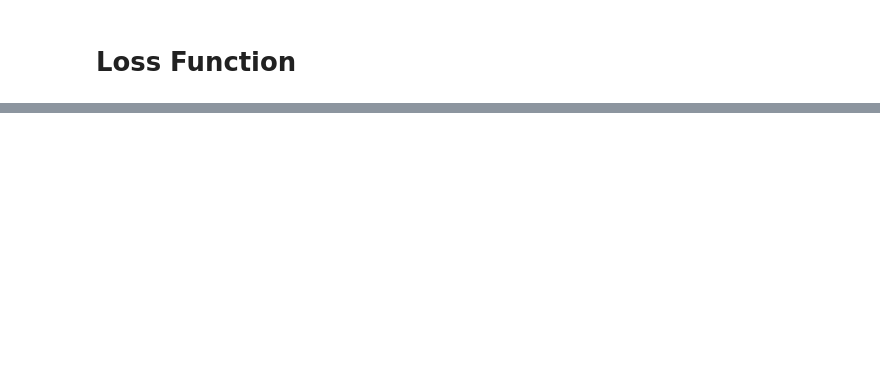
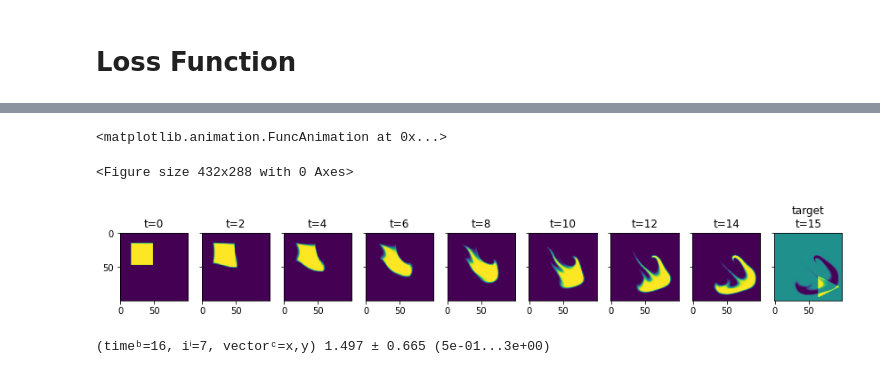
Before and after one commit to bobarna/eigenfluid-control, a Jupyter notebook: eigenfluid-force-optimization.ipynb, the cells around one changed output, grey strips where cells are left out. Drawn from its saved outputs; the diff is of its cells as text; code cells hidden in the pictures; blank space fills up the shorter version.

```diff
--- a/eigenfluid-force-optimization.ipynb
+++ b/eigenfluid-force-optimization.ipynb
@@ -98,11 +101,11 @@ LR = 10**-2
 
 grads = [0] #initialize to 0 for momentum
 
-for optim_step in range(52):
+for optim_step in range(101):
     (loss, trajectory_p), grad = gradient_function(f_optim, w_init, p_0, p_t)
     if optim_step%3 == 0 or optim_step < 5:
         print("Optimization step %d, loss: %f" % (optim_step, loss))
-    if optim_step == 21:
+    if optim_step == 41:
         LR /= 2
         print("LR = {}".format(LR))
 
@@ -131,6 +134,6 @@ Optimization step 51, loss: 0.045234
 # %%
-#trajectory_p = math.stack(trajectory_p, batch('time'))
-#target_time = math.stack([p_t]*STEPS, batch('time'))
+trajectory_p = math.stack(trajectory_p, batch('time'))
+target_time = math.stack([p_t]*STEPS, batch('time'))
 
 vis.plot({
     "trajectory": vis.overlay(
@@ -142,3 +145,39 @@ vis.plot({
     size=(4,4),
     frame_time=150
 )
+# %% [output]
+<matplotlib.animation.FuncAnimation at 0x...>
+<Figure size 432x288 with 0 Axes>
+# %%
+# Generate smoke trajectory
+smoke_traj = [shape_0.get_smoke()]
+w = w_init
+
+for t in range(STEPS-1):
+    # Step velocity
+    w = eigenfluid.step_w_euler(w, DT, viscosity=VISCOSITY)
+    # Add control forces
+    w += f_optim.time[t]
+
+    velocity = eigenfluid.reconstruct_velocity(w)
+    smoke = advect.mac_cormack(smoke_traj[-1], velocity, dt=DT)
+    smoke_traj.append(smoke)
+# %%
+target_smoke = shape_target.get_smoke()
+
+pylab.subplots(1, 9, sharey='row', sharex='col', figsize=(12, 7))
+pylab.tight_layout(w_pad=0)
+for t in range(9):
+    pylab.subplot(1, 9, (t+1))
+    if t == 8:
+        pylab.title('target\nt=15')
+        pylab.imshow(target_smoke.values - smoke_traj[-1].values, origin='upper')
+    else:
+        pylab.title('t={}'.format(t*2))
+        pylab.imshow(smoke_traj[(t*2)].values, origin='upper')
+# %% [output]
+[figure, added]
+# %%
+trajectory_p
+# %% [output]
+(timeᵇ=16, iⁱ=7, vectorᶜ=x,y) 1.497 ± 0.665 (5e-01...3e+00)
```
Also changed, not shown: parts of 5 cells of this notebook, 6 other files.
